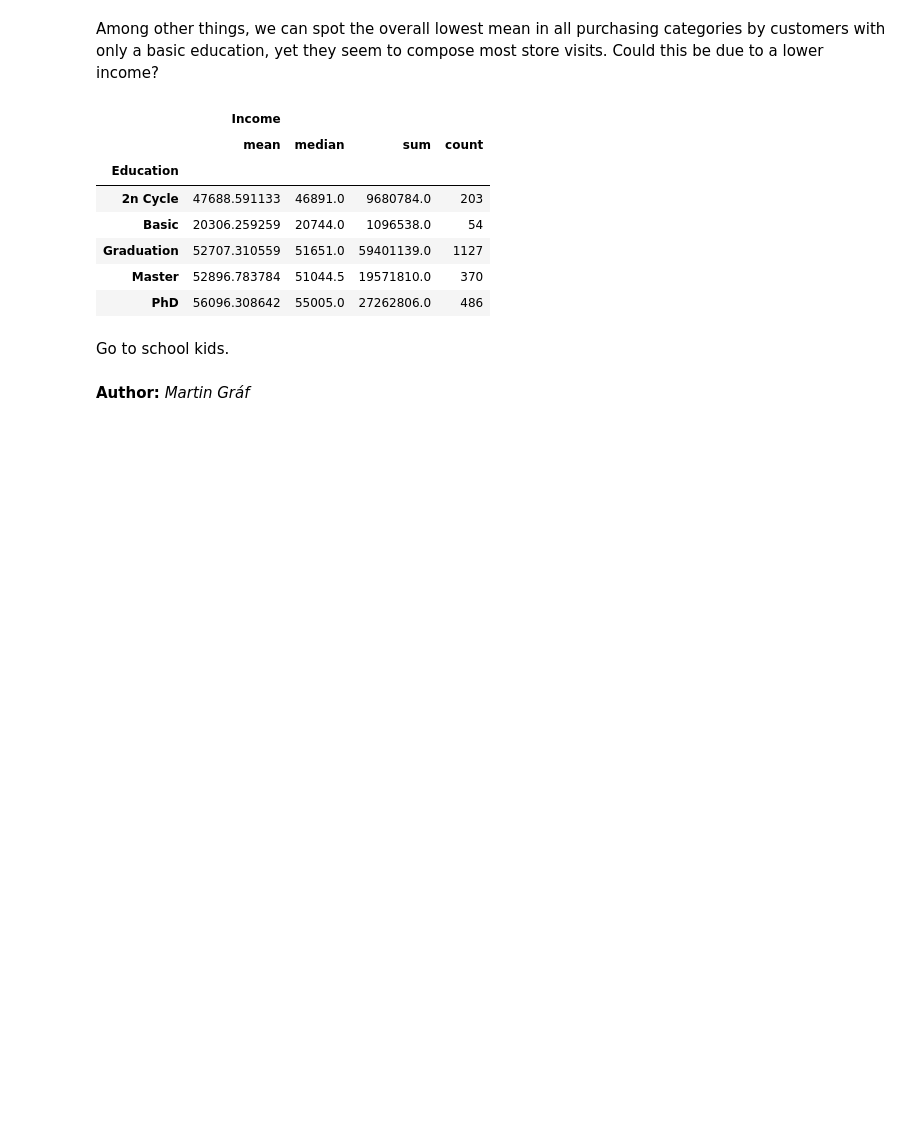
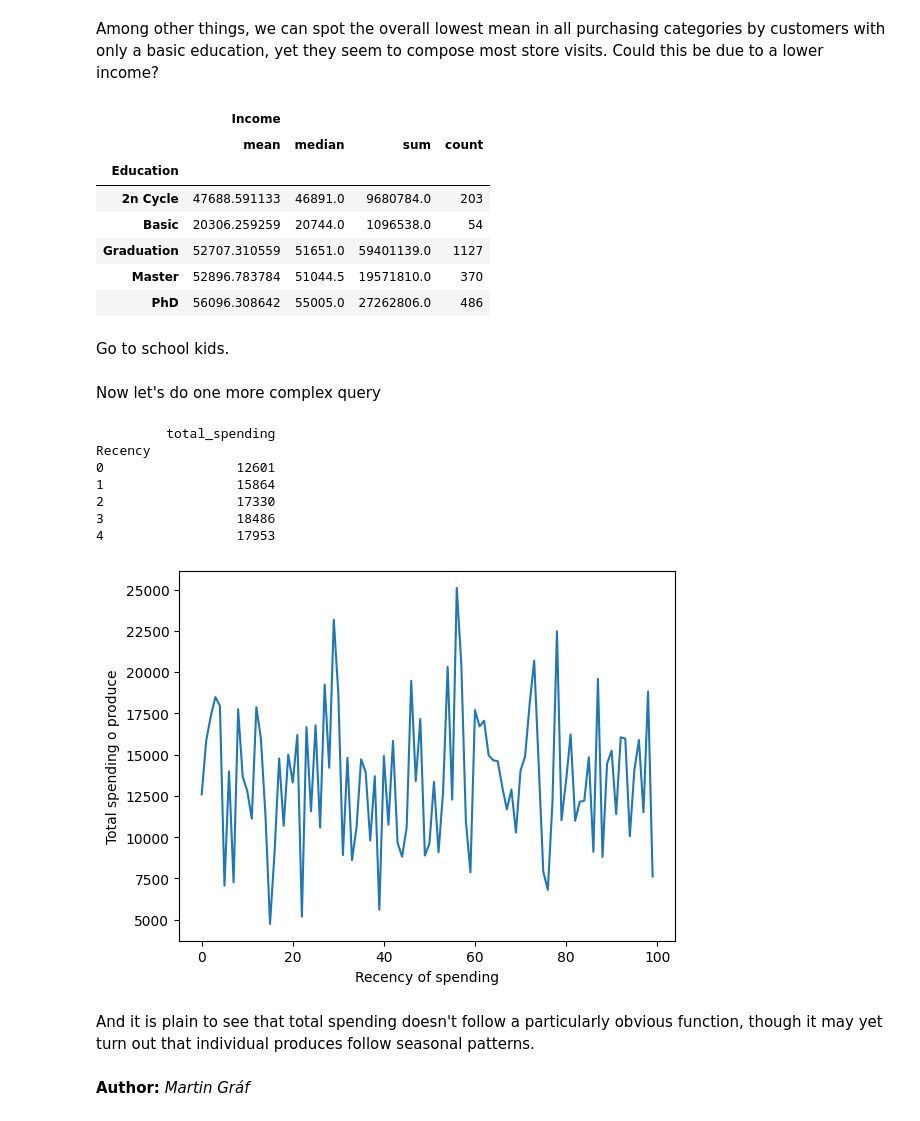
Before and after one commit to Neathac/Data-analysis-seminar, a Jupyter notebook: Project/lab_3_ver_Graf.ipynb, the cells around one changed output. Saved outputs shown, nothing was run; the diff lists cells and outputs as text; code cells hidden in the pictures; blank space fills up the shorter version.

```diff
--- a/Project/lab_3_ver_Graf.ipynb
+++ b/Project/lab_3_ver_Graf.ipynb
@@ -258,5 +258,30 @@ campaign.groupby('Education')[['Income']].aggregate(['mean', 'median', 'sum', 'c
 | PhD | 56096.308642 | 55005.0 | 27262806.0 | 486 |
 # %% [markdown]
 Go to school kids.
+# %% [markdown]
+Now let's do one more complex query
+# %%
+def f(x):
+    d = {}
+    d['total_spending'] = (x['MntFruits'] + x['MntWines'] + x['MntMeatProducts'] + x['MntFishProducts'] + x['MntSweetProducts'] + x['MntGoldProds']).sum()
+    return pd.Series(d)
+
+aggregated = campaign.groupby(['Recency']).apply(f)
+print(aggregated.head(5))
+plt.plot(aggregated)
+plt.ylabel("Total spending o produce")
+plt.xlabel("Recency of spending")
+plt.show()
+# %% [output]
+         total_spending
+Recency
+0                 12601
+1                 15864
+2                 17330
+3                 18486
+4                 17953
+[figure, added]
+# %% [markdown]
+And it is plain to see that total spending doesn't follow a particularly obvious function, though it may yet turn out that individual produces follow seasonal patterns.
 # %% [markdown]
 **Author:** *Martin Gráf*
```
